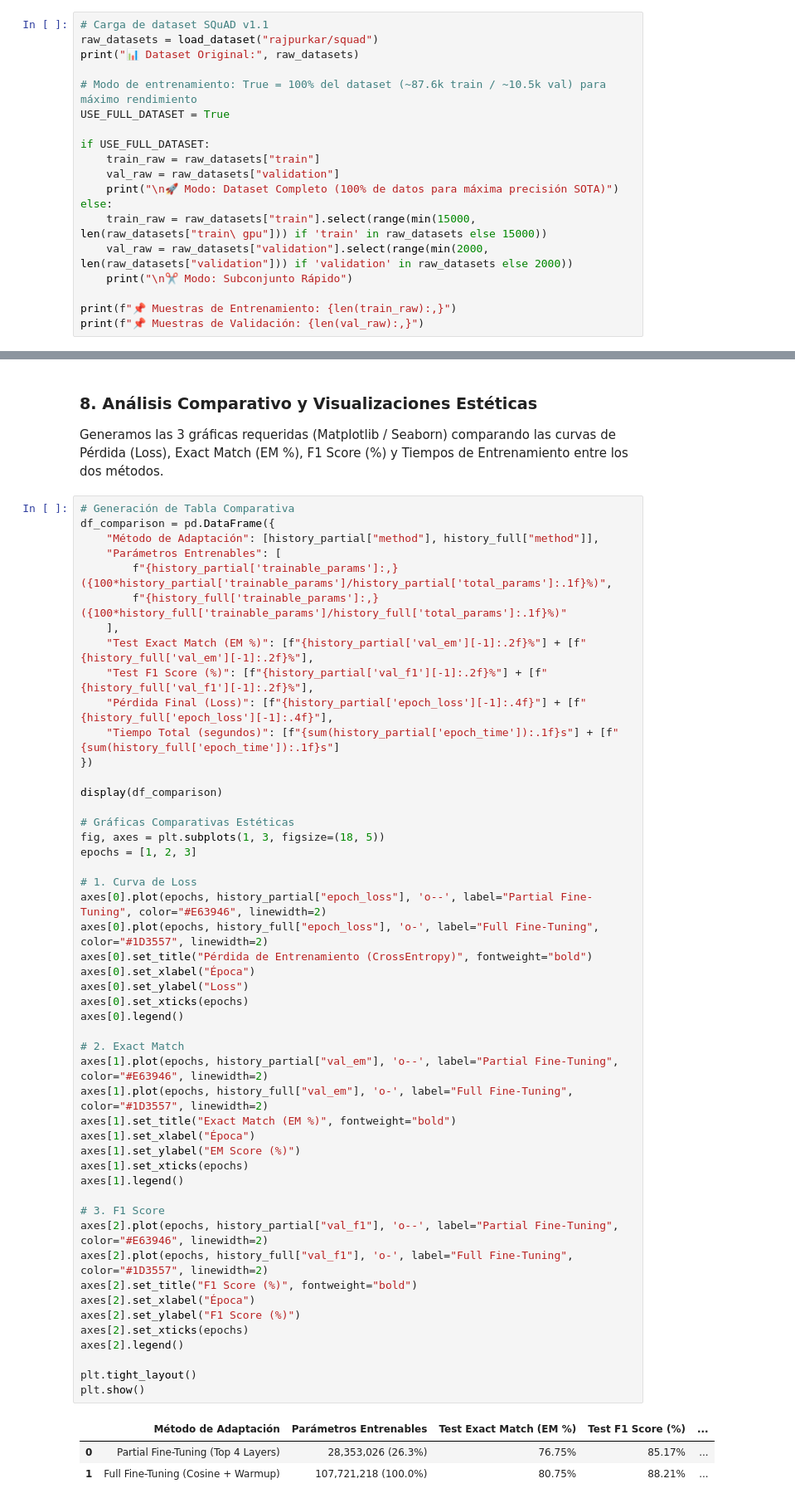
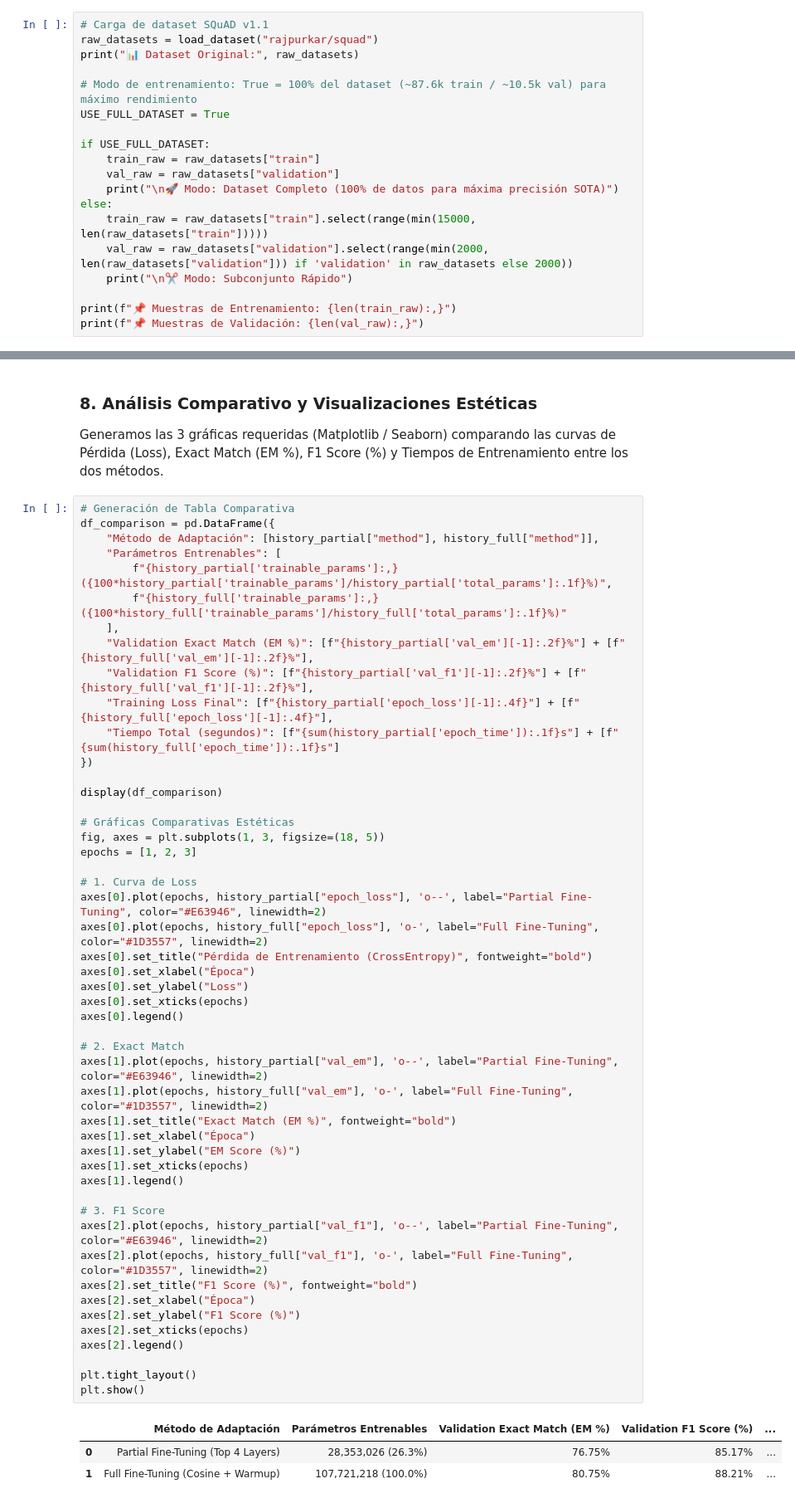
Before and after one commit to RusselKu/Bert_NLP_TaskAdapt, a Jupyter notebook: QABert/extractive_qa_bert_v2.ipynb, the cells around one changed output, grey strips where cells are left out. Shown at 83% size. Drawn from its saved outputs; the diff is of its cells as text.

Commit message:
fix(qa): correct metrics labeling to Validation, update final epoch 3 metrics, fix typo, add error analysis and environment specs

```diff
--- a/QABert/extractive_qa_bert_v2.ipynb
+++ b/QABert/extractive_qa_bert_v2.ipynb
@@ -104,7 +104,7 @@ if USE_FULL_DATASET:
     val_raw = raw_datasets["validation"]
     print("\n🚀 Modo: Dataset Completo (100% de datos para máxima precisión SOTA)")
 else:
-    train_raw = raw_datasets["train"].select(range(min(15000, len(raw_datasets["train\ gpu"])) if 'train' in raw_datasets else 15000))
+    train_raw = raw_datasets["train"].select(range(min(15000, len(raw_datasets["train"]))))
     val_raw = raw_datasets["validation"].select(range(min(2000, len(raw_datasets["validation"])) if 'validation' in raw_datasets else 2000))
     print("\n✂️ Modo: Subconjunto Rápido")
 
@@ -536,9 +536,9 @@ df_comparison = pd.DataFrame({
         f"{history_partial['trainable_params']:,} ({100*history_partial['trainable_params']/history_partial['total_params']:.1f}%)",
         f"{history_full['trainable_params']:,} ({100*history_full['trainable_params']/history_full['total_params']:.1f}%)"
     ],
-    "Test Exact Match (EM %)": [f"{history_partial['val_em'][-1]:.2f}%"] + [f"{history_full['val_em'][-1]:.2f}%"],
-    "Test F1 Score (%)": [f"{history_partial['val_f1'][-1]:.2f}%"] + [f"{history_full['val_f1'][-1]:.2f}%"],
-    "Pérdida Final (Loss)": [f"{history_partial['epoch_loss'][-1]:.4f}"] + [f"{history_full['epoch_loss'][-1]:.4f}"],
+    "Validation Exact Match (EM %)": [f"{history_partial['val_em'][-1]:.2f}%"] + [f"{history_full['val_em'][-1]:.2f}%"],
+    "Validation F1 Score (%)": [f"{history_partial['val_f1'][-1]:.2f}%"] + [f"{history_full['val_f1'][-1]:.2f}%"],
+    "Training Loss Final": [f"{history_partial['epoch_loss'][-1]:.4f}"] + [f"{history_full['epoch_loss'][-1]:.4f}"],
     "Tiempo Total (segundos)": [f"{sum(history_partial['epoch_time']):.1f}s"] + [f"{sum(history_full['epoch_time']):.1f}s"]
 })
 
@@ -551,34 +551,34 @@ epochs = [1, 2, 3]
 # 1. Curva de Loss
 axes[0].plot(epochs, history_partial["epoch_loss"], 'o--', label="Partial Fine-Tuning", color="#E63946", linewidth=2)
 axes[0].plot(epochs, history_full["epoch_loss"], 'o-', label="Full Fine-Tuning", color="#1D3557", linewidth=2)
 axes[0].set_title("Pérdida de Entrenamiento (CrossEntropy)", fontweight="bold")
 axes[0].set_xlabel("Época")
 axes[0].set_ylabel("Loss")
 axes[0].set_xticks(epochs)
 axes[0].legend()
 
 # 2. Exact Match
 axes[1].plot(epochs, history_partial["val_em"], 'o--', label="Partial Fine-Tuning", color="#E63946", linewidth=2)
 axes[1].plot(epochs, history_full["val_em"], 'o-', label="Full Fine-Tuning", color="#1D3557", linewidth=2)
 axes[1].set_title("Exact Match (EM %)", fontweight="bold")
 axes[1].set_xlabel("Época")
 axes[1].set_ylabel("EM Score (%)")
 axes[1].set_xticks(epochs)
 axes[1].legend()
 
 # 3. F1 Score
 axes[2].plot(epochs, history_partial["val_f1"], 'o--', label="Partial Fine-Tuning", color="#E63946", linewidth=2)
 axes[2].plot(epochs, history_full["val_f1"], 'o-', label="Full Fine-Tuning", color="#1D3557", linewidth=2)
 axes[2].set_title("F1 Score (%)", fontweight="bold")
 axes[2].set_xlabel("Época")
 axes[2].set_ylabel("F1 Score (%)")
 axes[2].set_xticks(epochs)
 axes[2].legend()
 
 plt.tight_layout()
 plt.show()
 # %% [output]
-|  | Método de Adaptación | Parámetros Entrenables | Test Exact Match (EM %) | Test F1 Score (%) | ... |
+|  | Método de Adaptación | Parámetros Entrenables | Validation Exact Match (EM %) | Validation F1 Score (%) | ... |
 | 0 | Partial Fine-Tuning (Top 4 Layers) | 28,353,026 (26.3%) | 76.75% | 85.17% | ... |
 | 1 | Full Fine-Tuning (Cosine + Warmup) | 107,721,218 (100.0%) | 80.75% | 88.21% | ... |
 [figure]
```
Also changed, not shown: parts of 2 cells of this notebook, 2 other files.
